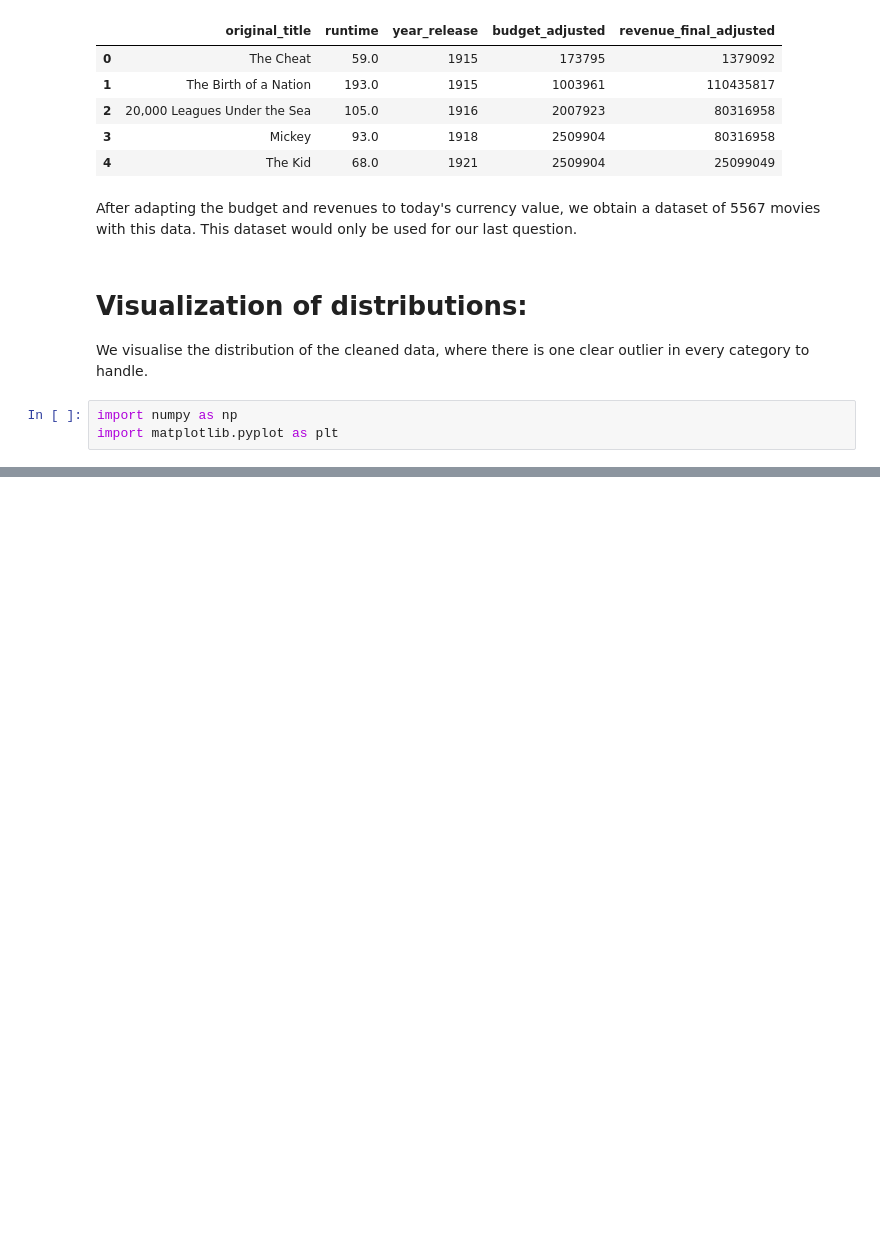
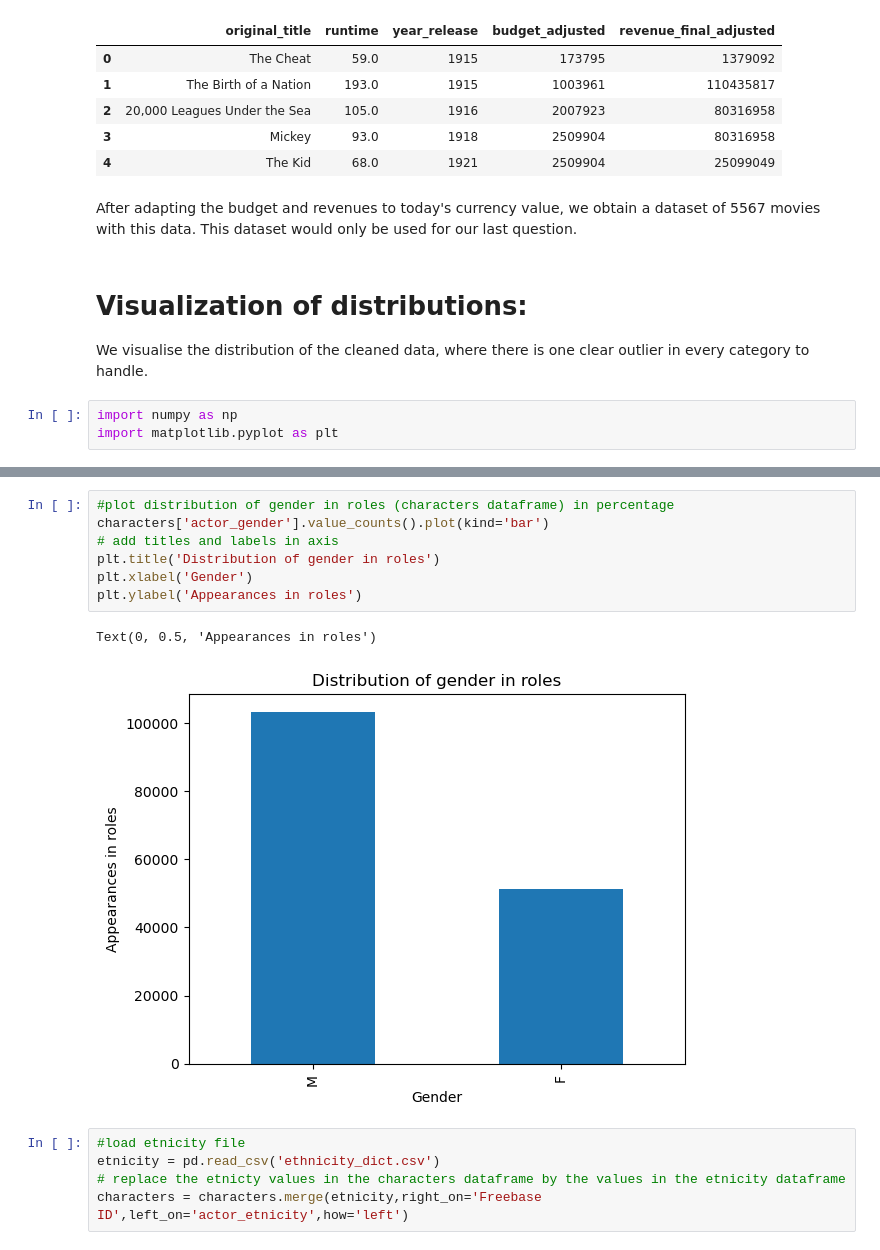
Before and after one commit to epfl-ada/ada-2023-project-shinebrightlikeadamon, a Jupyter notebook: data_preprocessing.ipynb, the cells around one changed output, grey strips where cells are left out. Drawn from its saved outputs; the diff is of its cells as text; blank space fills up the shorter version.

```diff
--- a/data_preprocessing.ipynb
+++ b/data_preprocessing.ipynb
@@ -760,0 +763,15 @@ plt.ylabel('Number of movies')
+# %%
+#plot distribution of gender in roles (characters dataframe) in percentage
+characters['actor_gender'].value_counts().plot(kind='bar')
+# add titles and labels in axis
+plt.title('Distribution of gender in roles')
+plt.xlabel('Gender')
+plt.ylabel('Appearances in roles')
+# %% [output]
+Text(0, 0.5, 'Appearances in roles')
+[figure, added]
+# %%
+#load etnicity file
+etnicity = pd.read_csv('ethnicity_dict.csv')
+# replace the etnicty values in the characters dataframe by the values in the etnicity dataframe
+characters = characters.merge(etnicity,right_on='Freebase ID',left_on='actor_etnicity',how='left')
```
Also changed, not shown: parts of 15 cells of this notebook, 1 other file.
